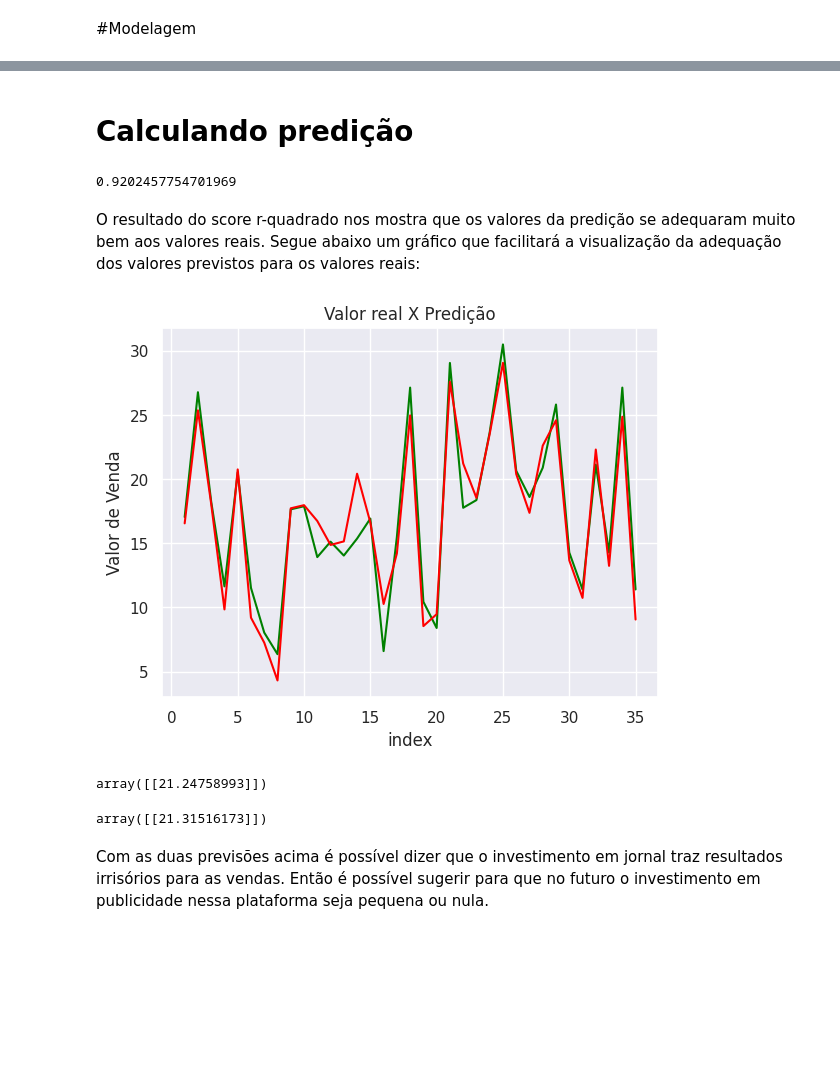
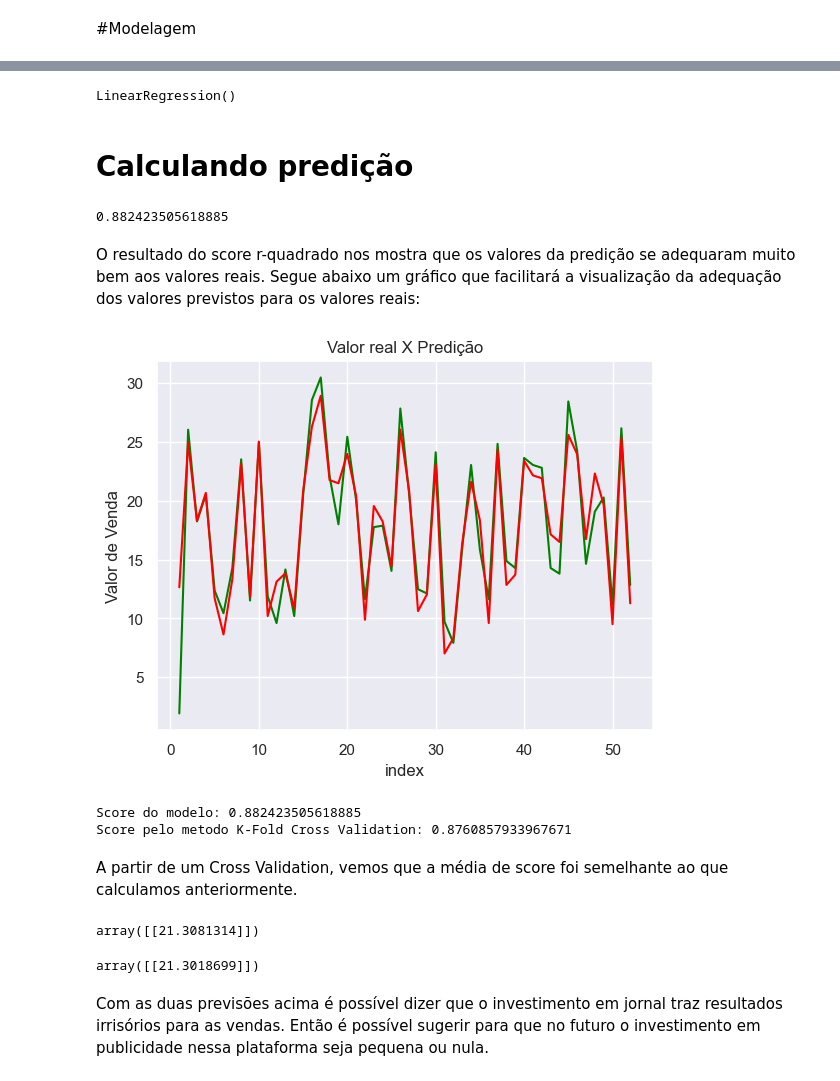
Before and after one commit to yfaleiro/Prevendo-vendas-por-investimento-em-MKT, a Jupyter notebook: RegLeadsMarketing.ipynb, the cells around one changed output, grey strips where cells are left out. Drawn from its saved outputs; the diff is of its cells as text; code cells hidden in the pictures; blank space fills up the shorter version.

```diff
--- a/RegLeadsMarketing.ipynb
+++ b/RegLeadsMarketing.ipynb
@@ -126,7 +121,7 @@ X = df[["youtube", "facebook", "newspaper"]]
 Y = df[["sales"]]
 
 # Treinando o modelo
-X_train, X_test, Y_train, Y_test = train_test_split(X, Y, train_size=0.8, test_size=0.2, random_state=37)
+X_train, X_test, Y_train, Y_test = train_test_split(X, Y, train_size=0.7, test_size=0.3, random_state=42)
 # %%
 # Checando a divisão dos datasets de treino e teste
 print(X_train.shape)
@@ -142,6 +137,5 @@ print(Y_test.shape)
 # Fazendo o fit do modelo
 lm = LinearRegression()
 lm.fit(X_train, Y_train)
-
-# Fazendo predições com o dataset de teste
-y_pred = lm.predict(X_test)
+# %% [output]
+LinearRegression()
@@ -153,21 +150,33 @@ r = r2_score(Y_test, y_pred)
 
 print(r)
 # %% [output]
-0.9202457754701969
+0.882423505618885
 # %% [markdown]
 O resultado do score r-quadrado nos mostra que os valores da predição se adequaram muito bem aos valores reais. Segue abaixo um gráfico que facilitará a visualização da adequação dos valores previstos para os valores reais:
 # %%
 # Criando um gráfico pra facilitar a visualização do quanto os valores reais e previstos se assemelharam
-q = [i for i in range(1, 36, 1)]
+q = [i for i in range(1, 53, 1)]
 
 plt.plot(q, Y_test, color="green")
 plt.plot(q, y_pred, color="red")
 plt.xlabel('index')
 plt.ylabel('Valor de Venda')
 plt.title('Valor real X Predição')
 plt.show()
 # %% [output]
-[figure, old version]
+[figure, new version]
+# %%
+# Comparando score com o meto K-fold Cross Validation com 5 folds
+score = lm.score(X_test, Y_test)
+cv_score = cross_val_score(lm, X_train, Y_train, cv=5)
+
+print(f"Score do modelo: {score}")
+print(f"Score pelo metodo K-Fold Cross Validation: {cv_score.mean()}")
+# %% [output]
+Score do modelo: 0.882423505618885
+Score pelo metodo K-Fold Cross Validation: 0.8760857933967671
+# %% [markdown]
+A partir de um Cross Validation, vemos que a média de score foi semelhante ao que calculamos anteriormente.
 # %%
 # Fazendo uma predição com valores aleatórios
 rndm_youtube = 210.50
@@ -175,9 +184,10 @@ rndm_facebook = 43.20
 rndm_newspaper = 5.13
 
 new_pred = [[rndm_youtube, rndm_facebook, rndm_newspaper]]
-lm.predict(new_pred)
+pred1 = lm.predict(new_pred)
+pred1
 # %% [output]
-array([[21.24758993]])
+array([[21.3081314]])
 # %%
 # Fazendo nova predição apenas aumentando o valor de investimento em jornal
 rndm_youtube = 210.50
@@ -185,8 +195,9 @@ rndm_facebook = 43.20
 rndm_newspaper = 51.3
 
 new_pred = [[rndm_youtube, rndm_facebook, rndm_newspaper]]
-lm.predict(new_pred)
+pred2 = lm.predict(new_pred)
+pred2
 # %% [output]
-array([[21.31516173]])
+array([[21.3018699]])
 # %% [markdown]
 Com as duas previsões acima é possível dizer que o investimento em jornal traz resultados irrisórios para as vendas. Então é possível sugerir para que no futuro o investimento em publicidade nessa plataforma seja pequena ou nula.
```
Also changed, not shown: parts of 7 cells of this notebook.
